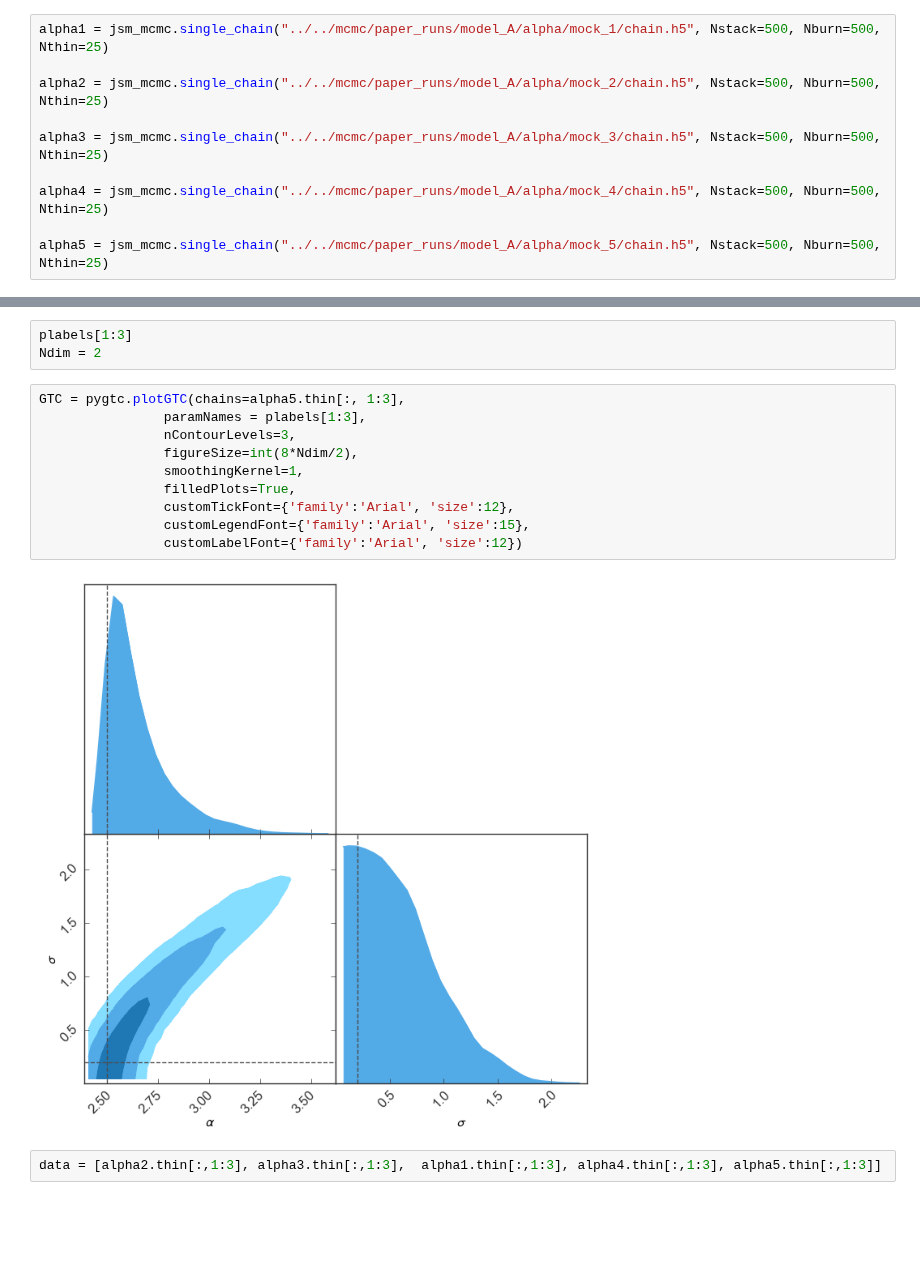
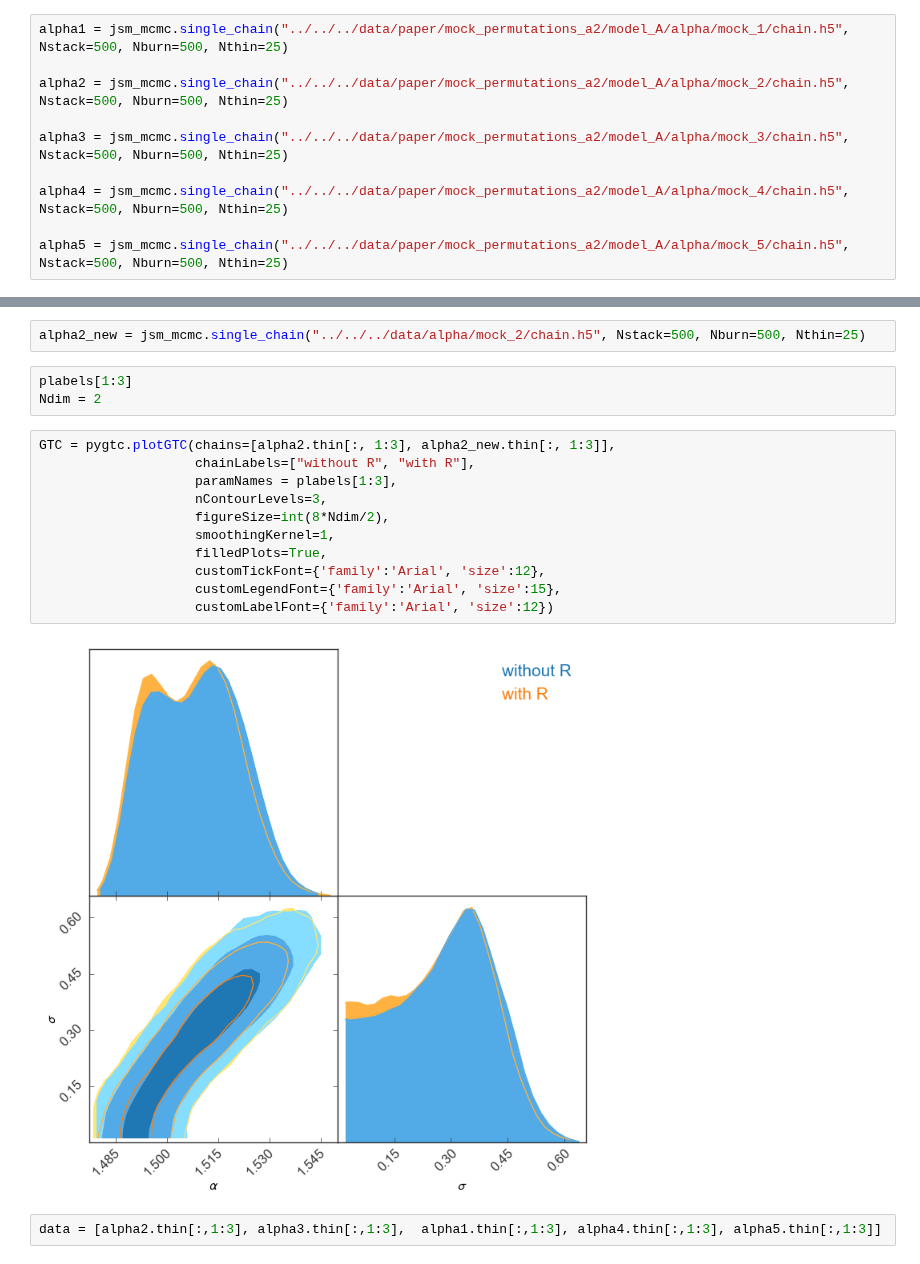
Before and after one commit to jsmonzon/SatGen, a Jupyter notebook: notebooks/paper/violin_A.ipynb, the cells around one changed output, grey strips where cells are left out. Cells and saved outputs as stored; diff of their text form; blank space fills up the shorter version.

```diff
--- a/notebooks/paper/violin_A.ipynb
+++ b/notebooks/paper/violin_A.ipynb
@@ -32,15 +29,15 @@ priors = [[9.5,11.5], [-1,7], [0,5], [-2,2], [-3,2], [-2,2]]
 # %% [markdown]
 ### first the alpha permutations
 # %%
-alpha1 = jsm_mcmc.single_chain("../../mcmc/paper_runs/model_A/alpha/mock_1/chain.h5", Nstack=500, Nburn=500, Nthin=25)
+alpha1 = jsm_mcmc.single_chain("../../../data/paper/mock_permutations_a2/model_A/alpha/mock_1/chain.h5", Nstack=500, Nburn=500, Nthin=25)
 
-alpha2 = jsm_mcmc.single_chain("../../mcmc/paper_runs/model_A/alpha/mock_2/chain.h5", Nstack=500, Nburn=500, Nthin=25)
+alpha2 = jsm_mcmc.single_chain("../../../data/paper/mock_permutations_a2/model_A/alpha/mock_2/chain.h5", Nstack=500, Nburn=500, Nthin=25)
 
-alpha3 = jsm_mcmc.single_chain("../../mcmc/paper_runs/model_A/alpha/mock_3/chain.h5", Nstack=500, Nburn=500, Nthin=25)
+alpha3 = jsm_mcmc.single_chain("../../../data/paper/mock_permutations_a2/model_A/alpha/mock_3/chain.h5", Nstack=500, Nburn=500, Nthin=25)
 
-alpha4 = jsm_mcmc.single_chain("../../mcmc/paper_runs/model_A/alpha/mock_4/chain.h5", Nstack=500, Nburn=500, Nthin=25)
+alpha4 = jsm_mcmc.single_chain("../../../data/paper/mock_permutations_a2/model_A/alpha/mock_4/chain.h5", Nstack=500, Nburn=500, Nthin=25)
 
-alpha5 = jsm_mcmc.single_chain("../../mcmc/paper_runs/model_A/alpha/mock_5/chain.h5", Nstack=500, Nburn=500, Nthin=25)
+alpha5 = jsm_mcmc.single_chain("../../../data/paper/mock_permutations_a2/model_A/alpha/mock_5/chain.h5", Nstack=500, Nburn=500, Nthin=25)
 # %%
 save_file = "../../../paper_1/figures/alpha_perm.pdf"
 
@@ -119,21 +116,24 @@ plt.savefig(save_file, bbox_inches='tight')
 plt.show()
 # %% [output]
 [figure]
+# %%
+alpha2_new = jsm_mcmc.single_chain("../../../data/alpha/mock_2/chain.h5", Nstack=500, Nburn=500, Nthin=25)
 # %%
 plabels[1:3]
 Ndim = 2
 # %%
-GTC = pygtc.plotGTC(chains=alpha5.thin[:, 1:3],
-                paramNames = plabels[1:3],
-                nContourLevels=3,
-                figureSize=int(8*Ndim/2),
-                smoothingKernel=1,
-                filledPlots=True,
-                customTickFont={'family':'Arial', 'size':12},
-                customLegendFont={'family':'Arial', 'size':15},
-                customLabelFont={'family':'Arial', 'size':12})
+GTC = pygtc.plotGTC(chains=[alpha2.thin[:, 1:3], alpha2_new.thin[:, 1:3]],
+                    chainLabels=["without R", "with R"],
+                    paramNames = plabels[1:3],
+                    nContourLevels=3,
+                    figureSize=int(8*Ndim/2),
+                    smoothingKernel=1,
+                    filledPlots=True,
+                    customTickFont={'family':'Arial', 'size':12},
+                    customLegendFont={'family':'Arial', 'size':15},
+                    customLabelFont={'family':'Arial', 'size':12})
 # %% [output]
-[figure, old version]
+[figure, new version]
 # %%
 data = [alpha2.thin[:,1:3], alpha3.thin[:,1:3],  alpha1.thin[:,1:3], alpha4.thin[:,1:3], alpha5.thin[:,1:3]]
 # %%
```
Also changed, not shown: parts of 4 cells of this notebook, 16 other files.
